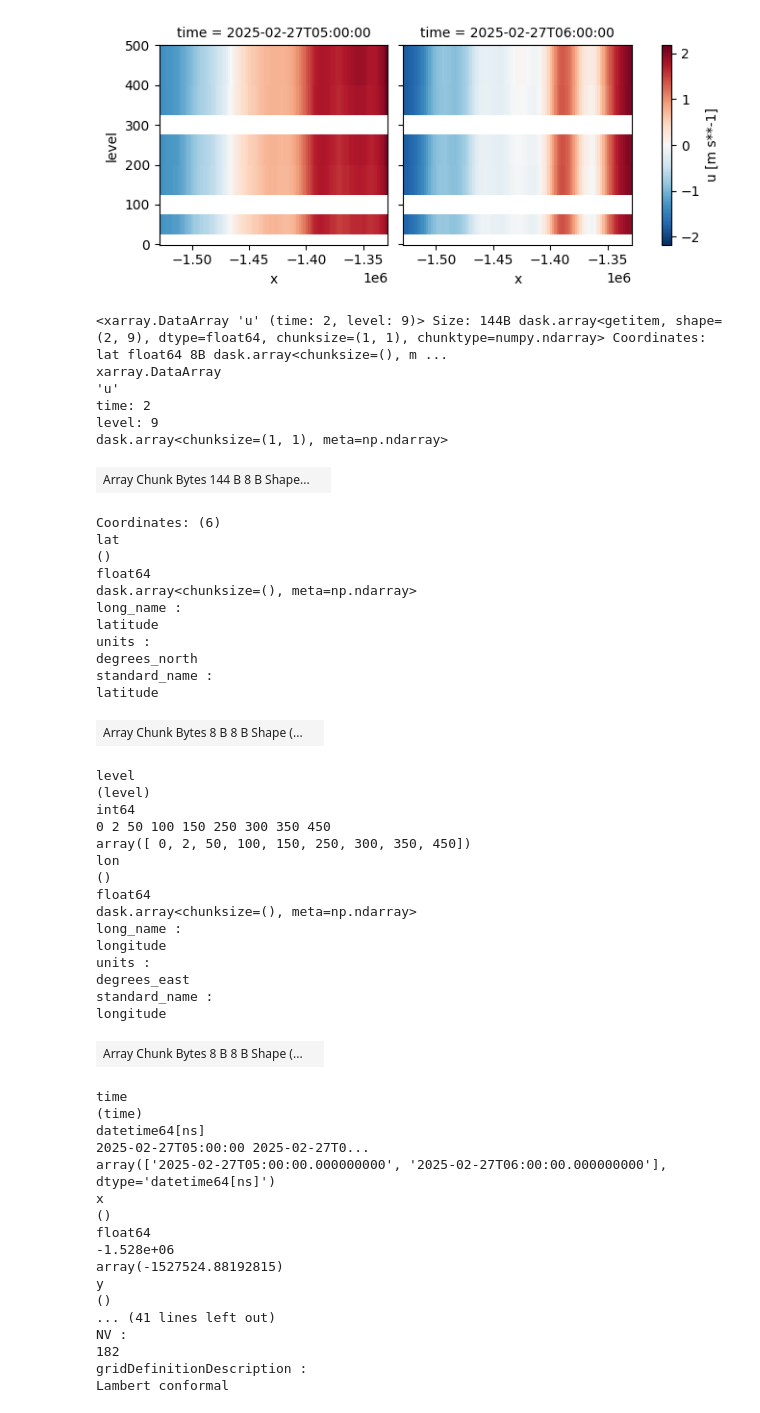
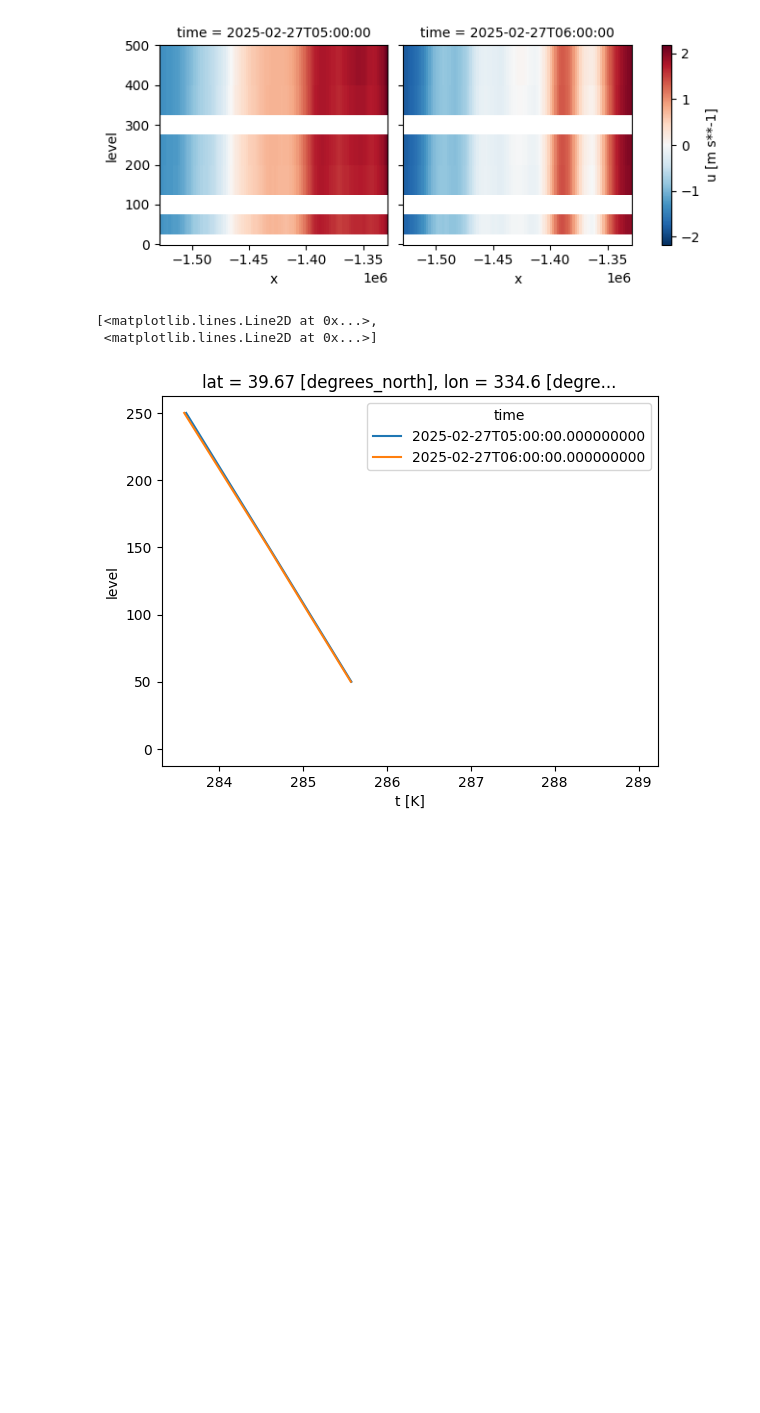
Before and after one commit to leifdenby/gribscan-demo, a Jupyter notebook: notebooks/uwcw-dini-lcd.ipynb, the cells around one changed output. Drawn from its saved outputs; the diff is of its cells as text; code cells hidden in the pictures; blank space fills up the shorter version.

```diff
--- a/notebooks/uwcw-dini-lcd.ipynb
+++ b/notebooks/uwcw-dini-lcd.ipynb
@@ -369,58 +395,9 @@ da_u_slice.plot(col="time", y="level")
 <xarray.plot.facetgrid.FacetGrid at 0x...>
 [figure]
 # %%
-da_u_point = ds.u.isel(y=0, x=0)
-da_u_point
+da_t_point = ds.t.isel(y=0, x=0)
+da_t_point.plot(hue="time", y="level")
 # %% [output]
-<xarray.DataArray 'u' (time: 2, level: 9)> Size: 144B dask.array<getitem, shape=(2, 9), dtype=float64, chunksize=(1, 1), chunktype=numpy.ndarray> Coordinates: lat float64 8B dask.array<chunksize=(), m ...
-xarray.DataArray
-'u'
-time: 2
-level: 9
-dask.array<chunksize=(1, 1), meta=np.ndarray>
+[<matplotlib.lines.Line2D at 0x...>,
+ <matplotlib.lines.Line2D at 0x...>]
-| Array Chunk Bytes 144 B 8 B Shape... |  |
-Coordinates: (6)
-lat
-()
-float64
-dask.array<chunksize=(), meta=np.ndarray>
-long_name :
-latitude
-units :
-degrees_north
-standard_name :
-latitude
-| Array Chunk Bytes 8 B 8 B Shape (... |  |
-level
-(level)
-int64
-0 2 50 100 150 250 300 350 450
-array([ 0, 2, 50, 100, 150, 250, 300, 350, 450])
-lon
-()
-float64
-dask.array<chunksize=(), meta=np.ndarray>
-long_name :
-longitude
-units :
-degrees_east
-standard_name :
-longitude
-| Array Chunk Bytes 8 B 8 B Shape (... |  |
-time
-(time)
-datetime64[ns]
-2025-02-27T05:00:00 2025-02-27T0...
-array(['2025-02-27T05:00:00.000000000', '2025-02-27T06:00:00.000000000'], dtype='datetime64[ns]')
-x
-()
-float64
--1.528e+06
-array(-1527524.88192815)
-y
-()
-... (41 lines left out)
-NV :
-182
-gridDefinitionDescription :
-Lambert conformal
+[figure, added]
```
Also changed, not shown: parts of 2 cells of this notebook.
